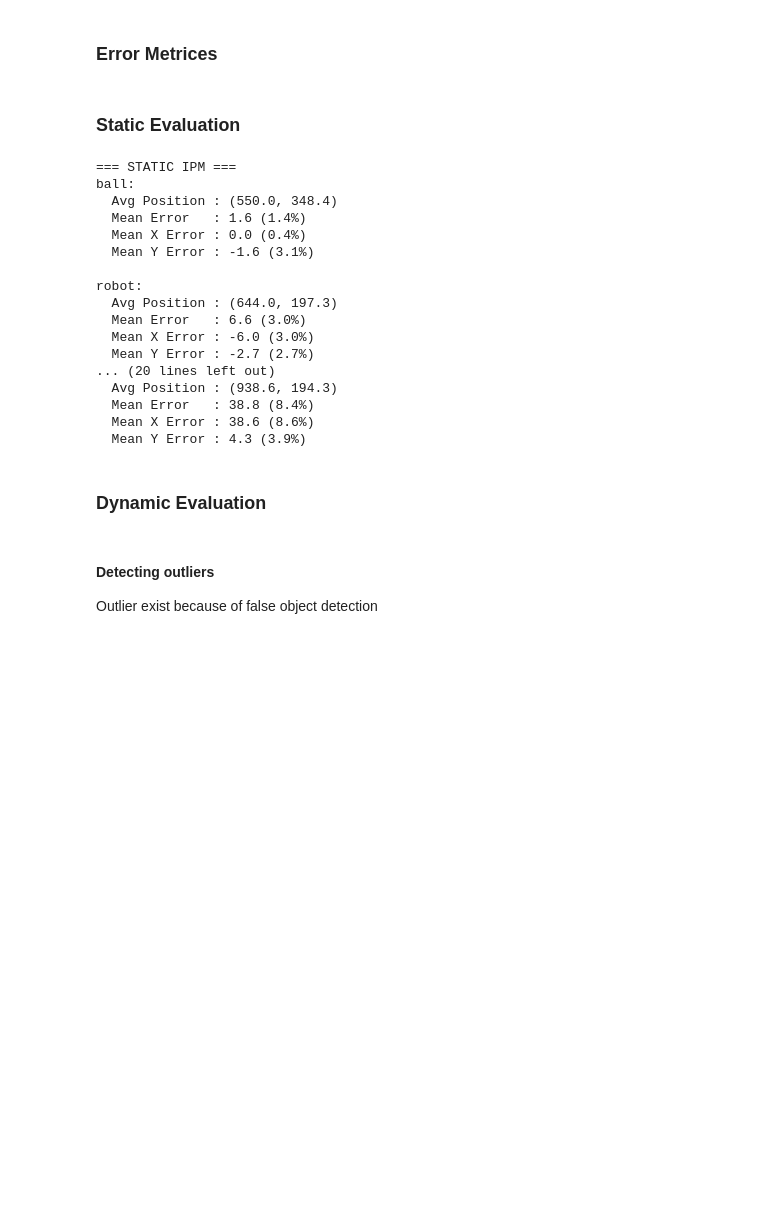
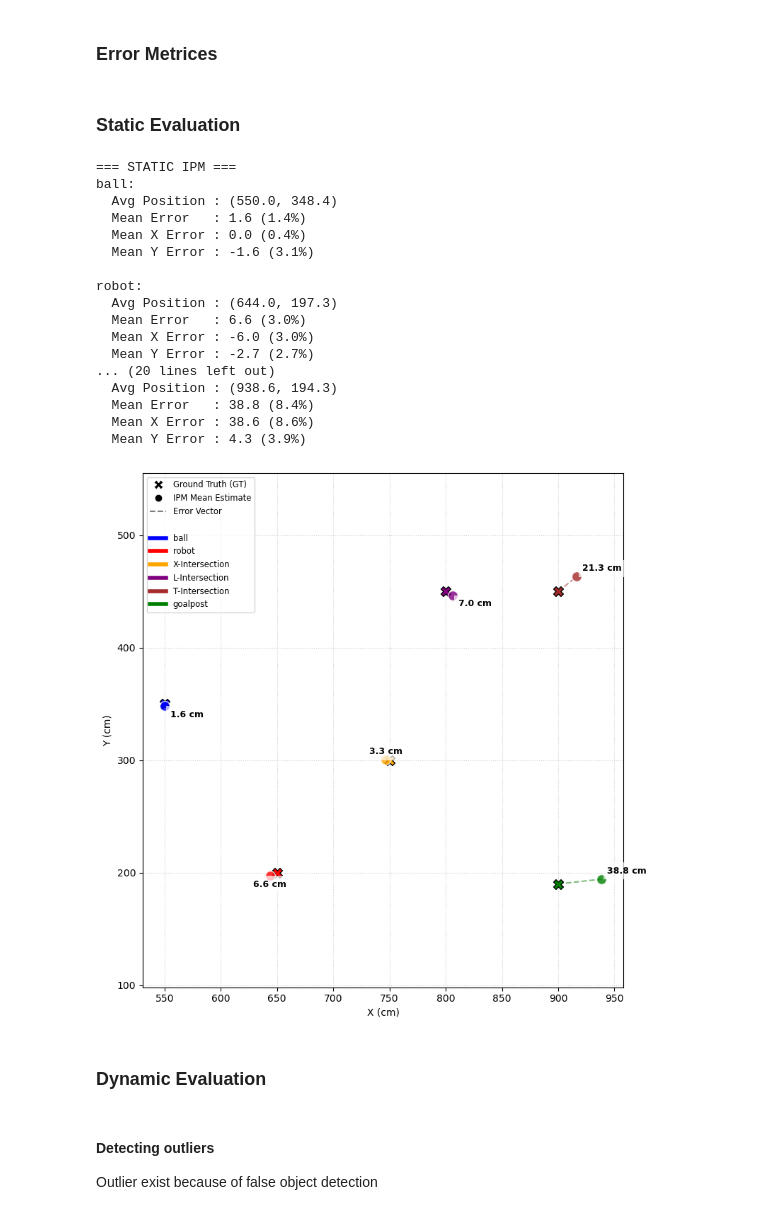
Before and after one commit to FaaizHaikal/my-thesis, a Jupyter notebook: scripts/ipm_evaluation.ipynb, the cells around one changed output. Saved outputs shown, nothing was run; the diff lists cells and outputs as text; code cells hidden in the pictures; blank space fills up the shorter version.

Commit message:
feat: improve result comprehension (peer reviewed 1)

```diff
--- a/scripts/ipm_evaluation.ipynb
+++ b/scripts/ipm_evaluation.ipynb
@@ -178,6 +178,71 @@ robot:
   Mean Error   : 38.8 (8.4%)
   Mean X Error : 38.6 (8.6%)
   Mean Y Error : 4.3 (3.9%)
+# %%
+def plot_est_vs_gt_static(static_ipm, static_results, labels=None):
+    errors, x_errors, y_errors, _, _, _ = static_results
+    if labels is None:
+        labels = list(static_ipm.keys())
+
+    plt.figure(figsize=(8, 8))
+
+    color_map = {
+        "ball": "blue",
+        "robot": "red",
+        "goalpost": "green",
+        "X-Intersection": "orange",
+        "L-Intersection": "purple",
+        "T-Intersection": "brown"
+    }
+
+    legend_elements = [
+        Line2D([0], [0], marker='X', color='w', label='Ground Truth (GT)',
+               markerfacecolor='black', markersize=10),
+        Line2D([0], [0], marker='o', color='w', label='IPM Mean Estimate',
+               markerfacecolor='black', markersize=8),
+        Line2D([0], [0], color='black', linestyle='--', alpha=0.5, label='Error Vector'),
+        Line2D([0], [0], color='white', label=' ')
+    ]
+
+    for label in labels:
+        if label not in static_ipm:
+            continue
+
+        gt = OBJECTS_GROUND_TRUTH[label]
+        color = color_map.get(label, "black")
+        legend_elements.append(Line2D([0], [0], color=color, lw=4, label=label))
+
+        avg_x = np.mean([est.x for est, _, _ in static_ipm[label]])
+        avg_y = np.mean([est.y for est, _, _ in static_ipm[label]])
+
+        mean_dx = np.mean(x_errors[label])
+        mean_dy = np.mean(y_errors[label])
+        mean_err = np.mean(errors[label])
+
+        offset_x = 5 if mean_dx >= 0 else -15
+        offset_y = 5 if mean_dy >= 0 else -10
+
+        plt.scatter(gt.x, gt.y, marker='X', s=100, color=color, edgecolors='black', zorder=3)
+        plt.scatter(avg_x, avg_y, s=100, color=color, alpha=0.8, edgecolors='white', zorder=3)
+        plt.plot([gt.x, avg_x], [gt.y, avg_y], color=color, linestyle='--', alpha=0.5, zorder=2)
+
+        # Apply the dynamic offsets here
+        plt.text(avg_x + offset_x, avg_y + offset_y, f"{mean_err:.1f} cm",
+                 fontsize=9, fontweight='bold',
+                 bbox=dict(facecolor='white', alpha=0.7, edgecolor='none'),
+                 zorder=4)
+
+    plt.xlabel("X (cm)")
+    plt.ylabel("Y (cm)")
+    plt.axis('equal')
+    plt.legend(handles=legend_elements, loc='upper left', fontsize='small', frameon=True)
+    plt.grid(True, linestyle=':', alpha=0.6)
+    plt.tight_layout()
+    plt.show()
+
+plot_est_vs_gt_static(static_ipm, static_results)
+# %% [output]
+[figure, added]
 # %% [markdown]
 ### Dynamic Evaluation
 # %% [markdown]
```
Also changed, not shown: parts of 9 cells of this notebook, 7 other files.
